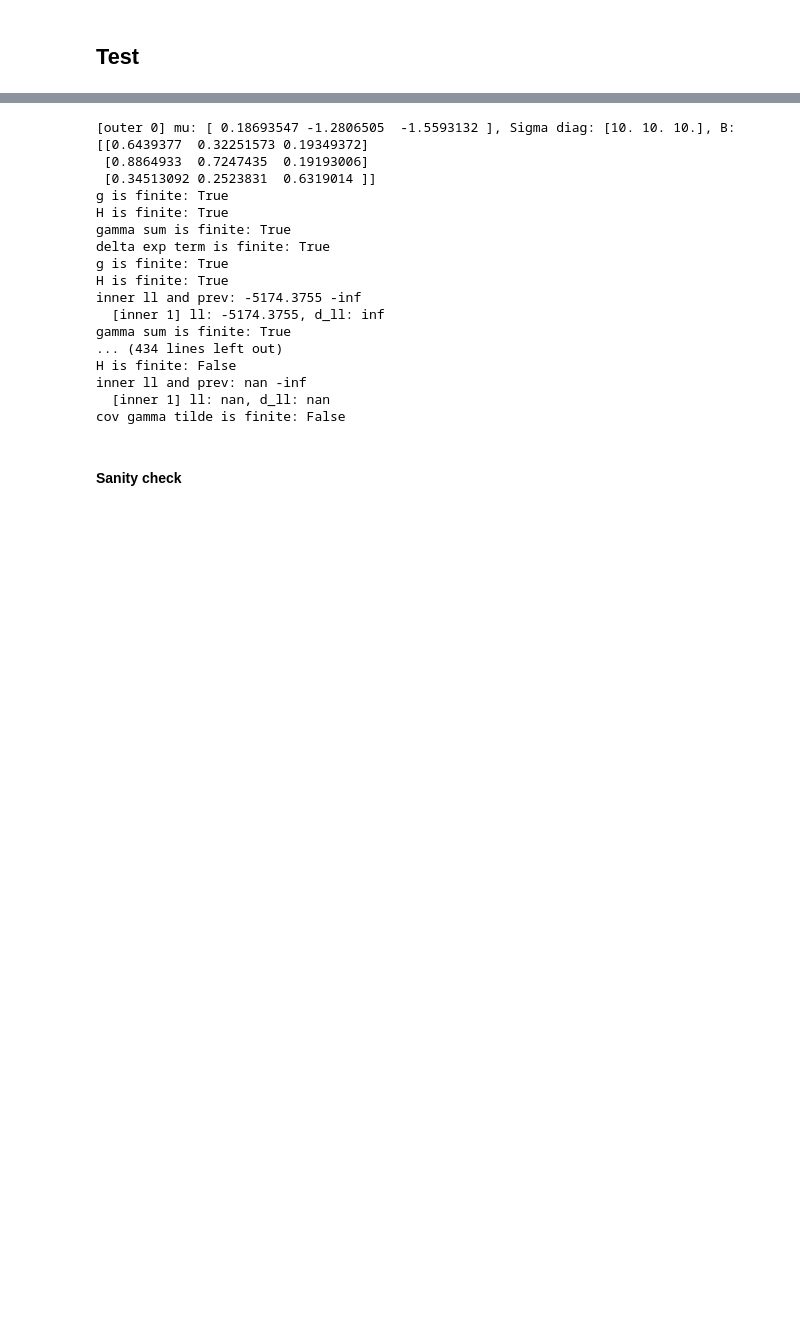
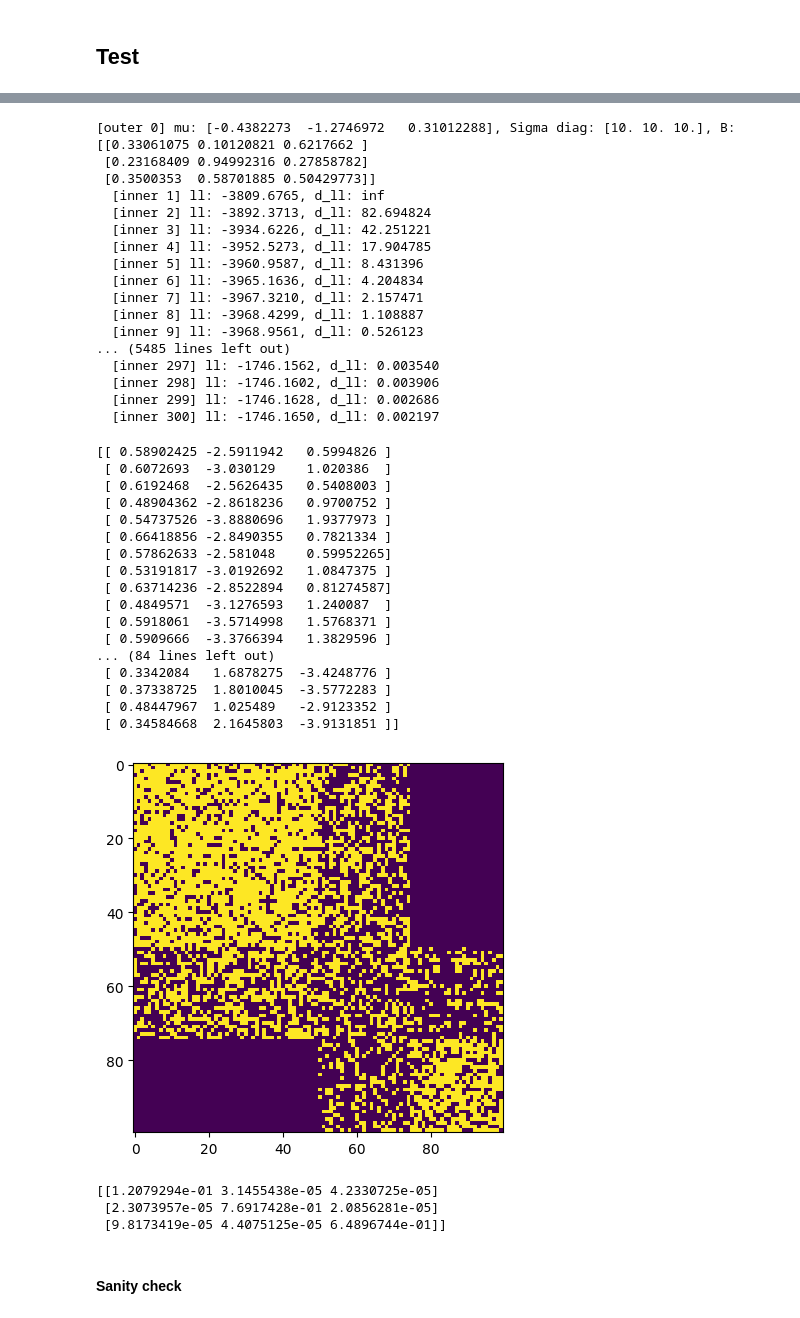
Before and after one commit to LaosAntreas/dMMSB, a Jupyter notebook: LNMMSB.ipynb, the cells around one changed output, grey strips where cells are left out. Drawn from its saved outputs; the diff is of its cells as text; code cells hidden in the pictures; blank space fills up the shorter version.

```diff
--- a/LNMMSB.ipynb
+++ b/LNMMSB.ipynb
@@ -286,24 +329,51 @@ print(gammas)
 # %%
-model = LNMMSB(nodes=100, roles=3, key=42)
+model = LNMMSB(nodes=100, roles=3, key=100)
 model.fit(E, verbose=True, max_inner_iters=300, max_outer_iters=20)
 # %% [output]
-[outer 0] mu: [ 0.18693547 -1.2806505  -1.5593132 ], Sigma diag: [10. 10. 10.], B: [[0.6439377  0.32251573 0.19349372]
- [0.8864933  0.7247435  0.19193006]
- [0.34513092 0.2523831  0.6319014 ]]
-g is finite: True
-H is finite: True
-gamma sum is finite: True
-delta exp term is finite: True
-g is finite: True
-H is finite: True
-inner ll and prev: -5174.3755 -inf
-  [inner 1] ll: -5174.3755, d_ll: inf
-gamma sum is finite: True
-... (434 lines left out)
-H is finite: False
-inner ll and prev: nan -inf
-  [inner 1] ll: nan, d_ll: nan
-cov gamma tilde is finite: False
+[outer 0] mu: [-0.4382273  -1.2746972   0.31012288], Sigma diag: [10. 10. 10.], B: [[0.33061075 0.10120821 0.6217662 ]
+ [0.23168409 0.94992316 0.27858782]
+ [0.3500353  0.58701885 0.50429773]]
+  [inner 1] ll: -3809.6765, d_ll: inf
+  [inner 2] ll: -3892.3713, d_ll: 82.694824
+  [inner 3] ll: -3934.6226, d_ll: 42.251221
+  [inner 4] ll: -3952.5273, d_ll: 17.904785
+  [inner 5] ll: -3960.9587, d_ll: 8.431396
+  [inner 6] ll: -3965.1636, d_ll: 4.204834
+  [inner 7] ll: -3967.3210, d_ll: 2.157471
+  [inner 8] ll: -3968.4299, d_ll: 1.108887
+  [inner 9] ll: -3968.9561, d_ll: 0.526123
+... (5485 lines left out)
+  [inner 297] ll: -1746.1562, d_ll: 0.003540
+  [inner 298] ll: -1746.1602, d_ll: 0.003906
+  [inner 299] ll: -1746.1628, d_ll: 0.002686
+  [inner 300] ll: -1746.1650, d_ll: 0.002197
+# %%
+print(model.gamma_tilde)
+E_sampled = model.generate_graph()
+plt.imshow(E_sampled)
+plt.show()
+# %% [output]
+[[ 0.58902425 -2.5911942   0.5994826 ]
+ [ 0.6072693  -3.030129    1.020386  ]
+ [ 0.6192468  -2.5626435   0.5408003 ]
+ [ 0.48904362 -2.8618236   0.9700752 ]
+ [ 0.54737526 -3.8880696   1.9377973 ]
+ [ 0.66418856 -2.8490355   0.7821334 ]
+ [ 0.57862633 -2.581048    0.59952265]
+ [ 0.53191817 -3.0192692   1.0847375 ]
+ [ 0.63714236 -2.8522894   0.81274587]
+ [ 0.4849571  -3.1276593   1.240087  ]
+ [ 0.5918061  -3.5714998   1.5768371 ]
+ [ 0.5909666  -3.3766394   1.3829596 ]
+... (84 lines left out)
+ [ 0.3342084   1.6878275  -3.4248776 ]
+ [ 0.37338725  1.8010045  -3.5772283 ]
+ [ 0.48447967  1.025489   -2.9123352 ]
+ [ 0.34584668  2.1645803  -3.9131851 ]]
+[figure, added]
+[[1.2079294e-01 3.1455438e-05 4.2330725e-05]
+ [2.3073957e-05 7.6917428e-01 2.0856281e-05]
+ [9.8173419e-05 4.4075125e-05 6.4896744e-01]]
 # %% [markdown]
 #### Sanity check
 # %%
```
Also changed, not shown: parts of 4 cells of this notebook.
